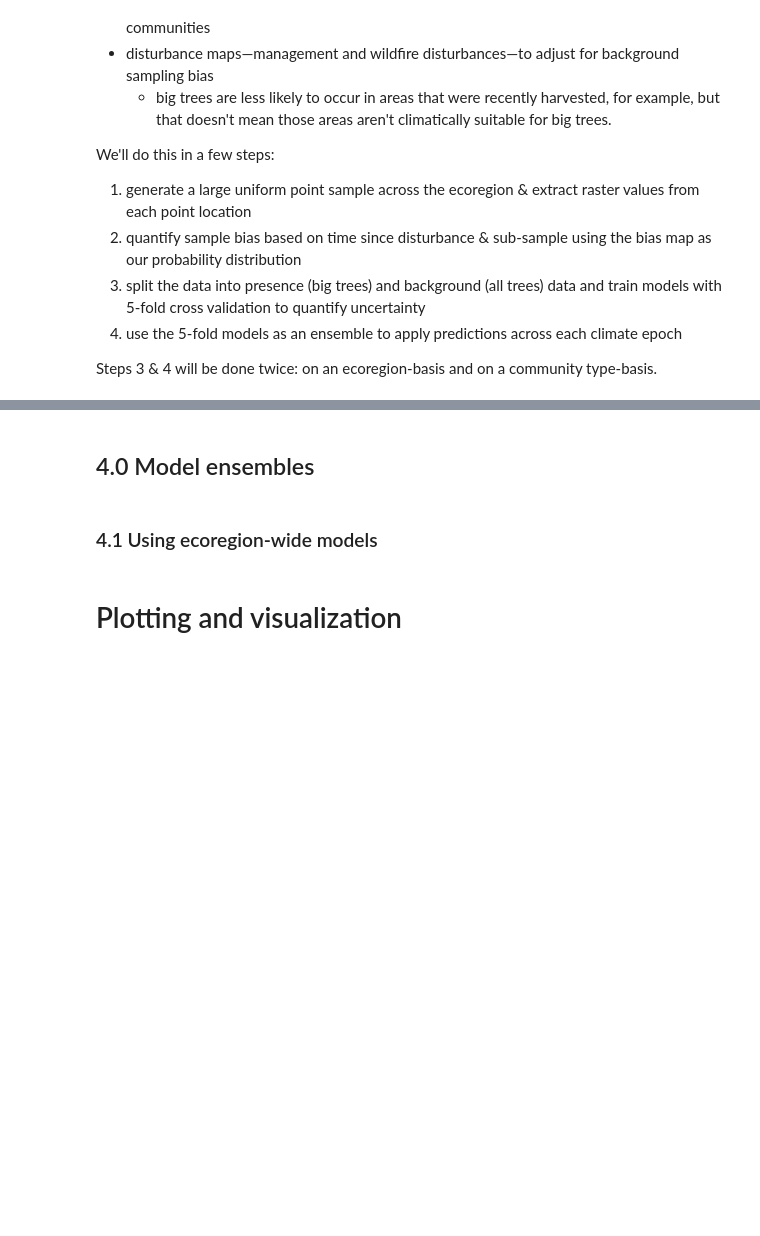
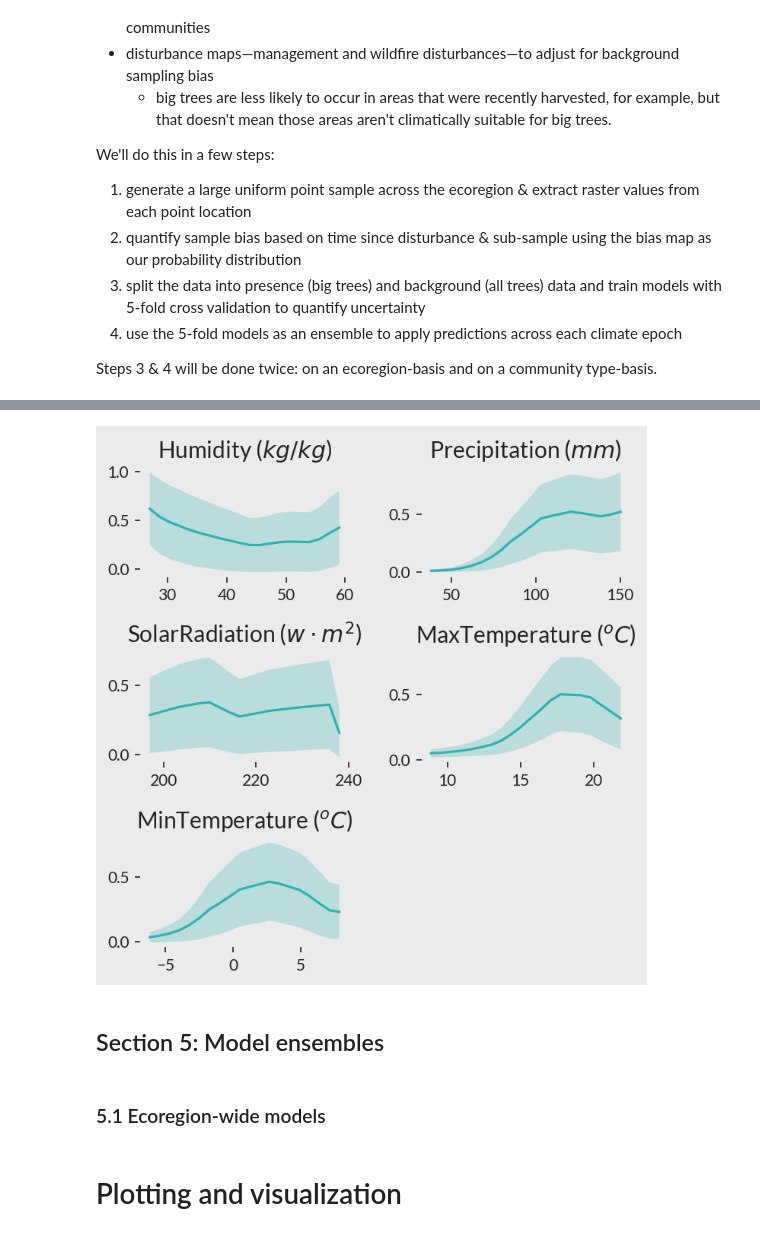
Before and after one commit to forestobservatory/cfo-big-trees, a Jupyter notebook: notebooks/ModelClimateScenarios.ipynb, the cells around one changed output, grey strips where cells are left out. Saved outputs shown, nothing was run; the diff lists cells and outputs as text; code cells hidden in the pictures; blank space fills up the shorter version.

```diff
--- a/notebooks/ModelClimateScenarios.ipynb
+++ b/notebooks/ModelClimateScenarios.ipynb
@@ -111 +105,9 @@ annotated
+# %%
+#annotated['tmax'] -= 273.15
+annotated['tmin'] -= 273.15
+sampled['tmax'] -= 273.15
+sampled['tmin'] -= 273.15
+
+sampled.to_file(sampled_path, driver='GPKG')
+annotated.to_file(annotated_path, driver='GPKG')
 # %% [markdown]
@@ -113,5 +117,5 @@ annotated
 # %%
-reload = False
+reload = True
 sampled_path = join(models, 'sampled.gpkg')
 bias_model_path = join(models, "bias_model.ela")
 
@@ -190,7 +216,16 @@ Fold 4 AUC: 0.821
+# %%
+# partial dependence plot
+labels = ['Humidity', 'Precipitation', 'SolarRadiation', 'MaxTemperature', 'MinTemperature']
+units = ['$kg/kg$', '$mm$', '$w \cdot m^2$', '$^oC$', '$^oC$']
+plot_labels = [f"{label} ({unit})" for label, unit in zip(labels, units)]
+fig, ax = model.partial_dependence_plot(xtest, n_bins=20, labels=plot_labels, dpi=150)
+fig.savefig(join(plots, 'ecoregion-mode-partial-dependence.png'), dpi=200)
+# %% [output]
+[figure, added]
 # %% [markdown]
-## 4.0 Model ensembles
+## Section 5: Model ensembles
 # %% [markdown]
-### 4.1 Using ecoregion-wide models
+### 5.1 Ecoregion-wide models
 # %%
 # apply the model predictions
 rerun = True
```
Also changed, not shown: parts of 19 cells of this notebook, 2 other files.
